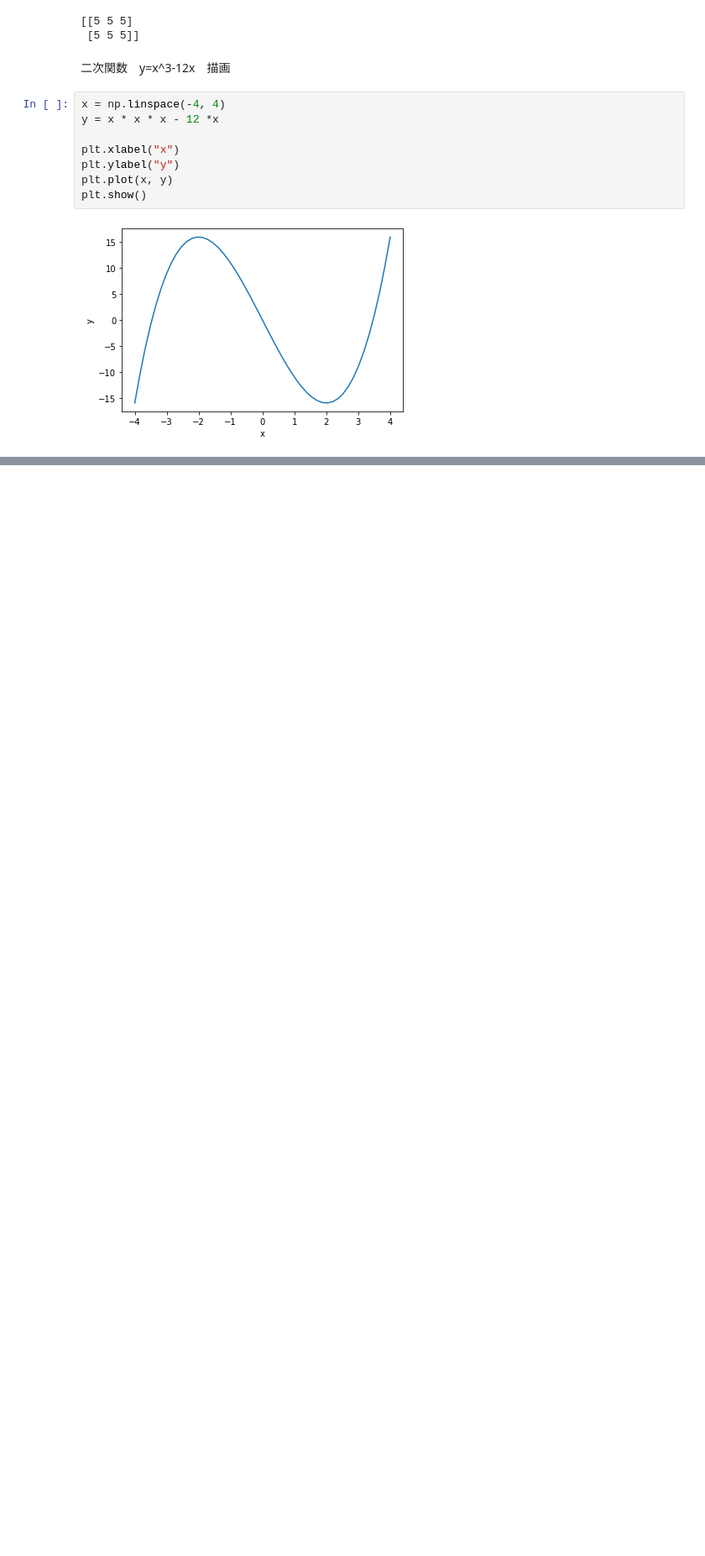
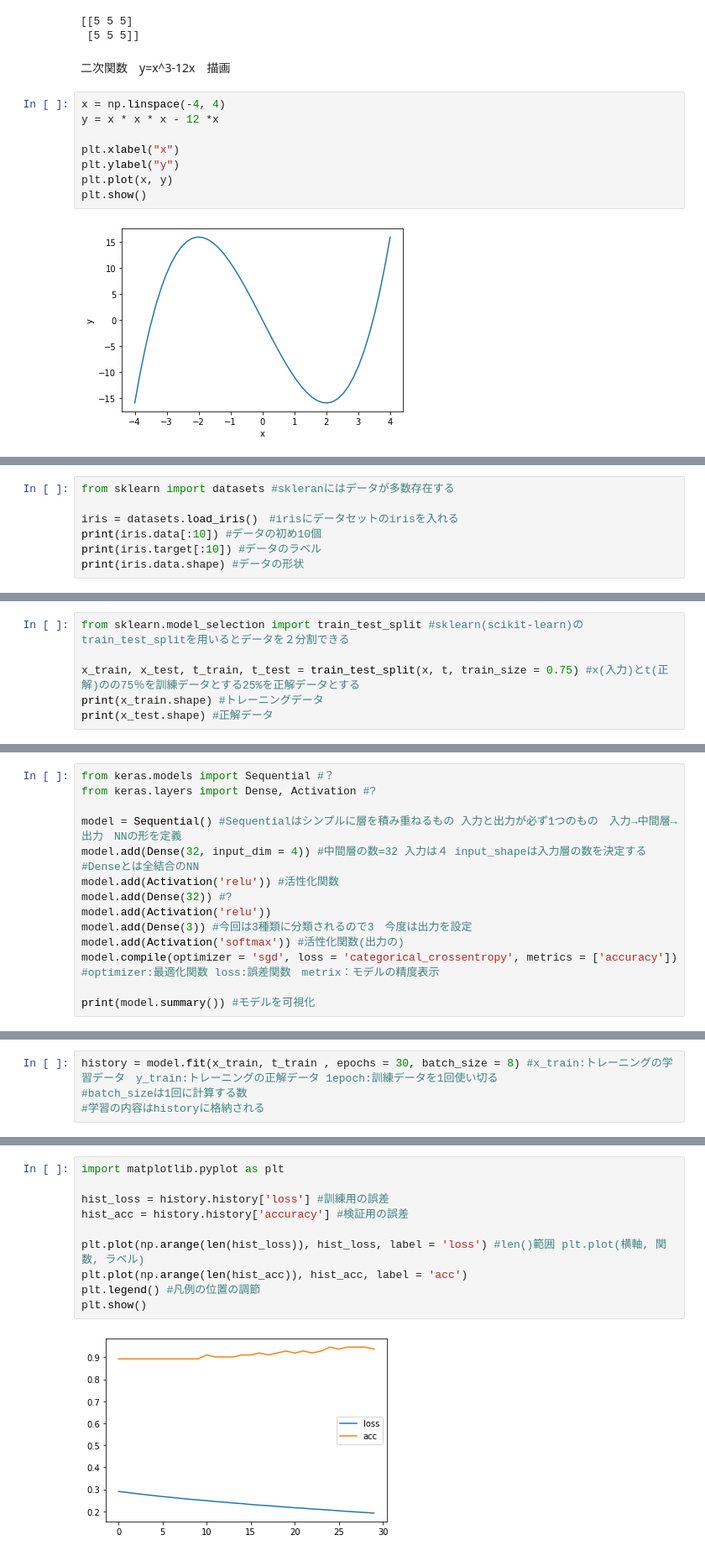
Before and after one commit to kai0024/kaisei, a Jupyter notebook: udemy_python_basic.ipynb, the cells around one changed output, grey strips where cells are left out. Shown at 84% size. Saved outputs shown, nothing was run; the diff lists cells and outputs as text; blank space fills up the shorter version.

```diff
--- a/udemy_python_basic.ipynb
+++ b/udemy_python_basic.ipynb
@@ -687,0 +687,7 @@ plt.show()
+# %%
+from sklearn import datasets #skleranにはデータが多数存在する
+
+iris = datasets.load_iris()　#irisにデータセットのirisを入れる
+print(iris.data[:10]) #データの初め10個
+print(iris.target[:10]) #データのラベル
+print(iris.data.shape) #データの形状
@@ -687,0 +743,6 @@ plt.show()
+# %%
+from sklearn.model_selection import train_test_split #sklearn(scikit-learn)のtrain_test_splitを用いるとデータを２分割できる
+
+x_train, x_test, t_train, t_test = train_test_split(x, t, train_size = 0.75) #x(入力)とt(正解)のの75％を訓練データとする25%を正解データとする
+print(x_train.shape) #トレーニングデータ
+print(x_test.shape) #正解データ
@@ -687,0 +754,15 @@ plt.show()
+# %%
+from keras.models import Sequential #？
+from keras.layers import Dense, Activation #?
+
+model = Sequential() #Sequentialはシンプルに層を積み重ねるもの 入力と出力が必ず1つのもの　入力→中間層→出力　NNの形を定義
+model.add(Dense(32, input_dim = 4)) #中間層の数=32 入力は４ input_shapeは入力層の数を決定する
+#Denseとは全結合のNN
+model.add(Activation('relu')) #活性化関数
+model.add(Dense(32)) #?
+model.add(Activation('relu'))
+model.add(Dense(3)) #今回は3種類に分類されるので3　今度は出力を設定
+model.add(Activation('softmax')) #活性化関数(出力の)
+model.compile(optimizer = 'sgd', loss = 'categorical_crossentropy', metrics = ['accuracy']) #optimizer:最適化関数 loss:誤差関数　metrix：モデルの精度表示
+
+print(model.summary()) #モデルを可視化
@@ -687,0 +821,4 @@ plt.show()
+# %%
+history = model.fit(x_train, t_train , epochs = 30, batch_size = 8) #x_train:トレーニングの学習データ　y_train:トレーニングの正解データ 1epoch:訓練データを1回使い切る
+#batch_sizeは1回に計算する数
+#学習の内容はhistoryに格納される
@@ -687,0 +848,12 @@ plt.show()
+# %%
+import matplotlib.pyplot as plt
+
+hist_loss = history.history['loss'] #訓練用の誤差
+hist_acc = history.history['accuracy'] #検証用の誤差
+
+plt.plot(np.arange(len(hist_loss)), hist_loss, label = 'loss') #len()範囲 plt.plot(横軸, 関数, ラベル)
+plt.plot(np.arange(len(hist_acc)), hist_acc, label = 'acc')
+plt.legend() #凡例の位置の調節
+plt.show()
+# %% [output]
+[figure, added]
```
Also changed, not shown: parts of 27 cells of this notebook.
